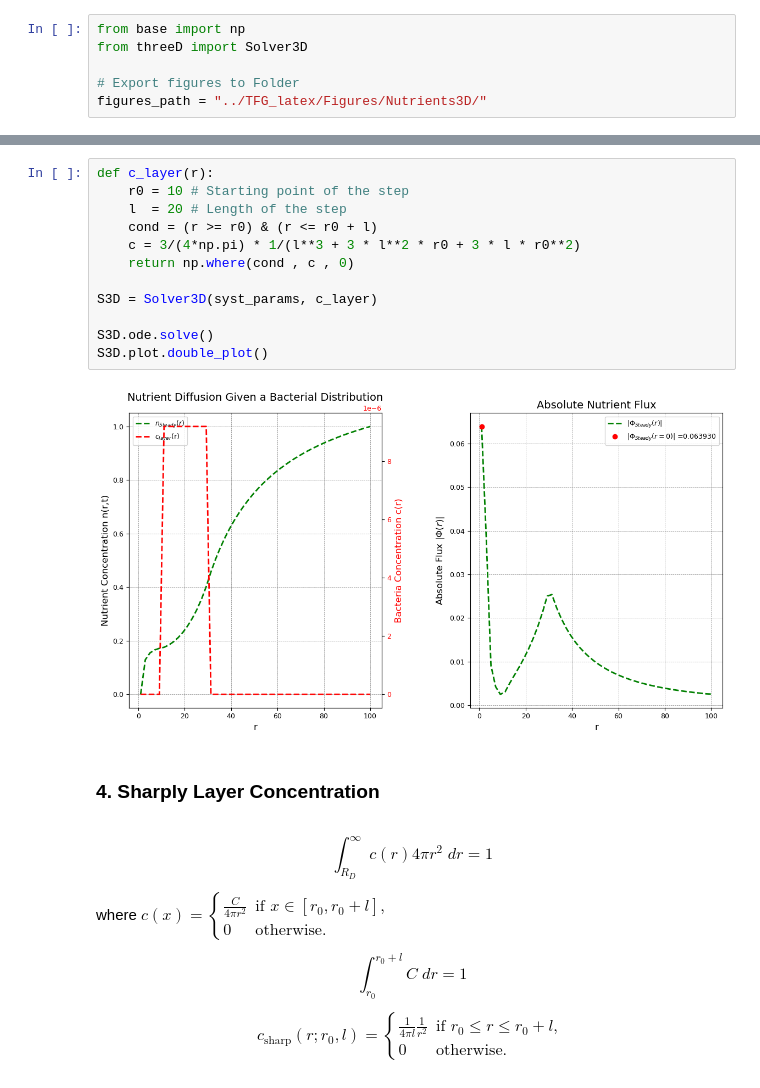
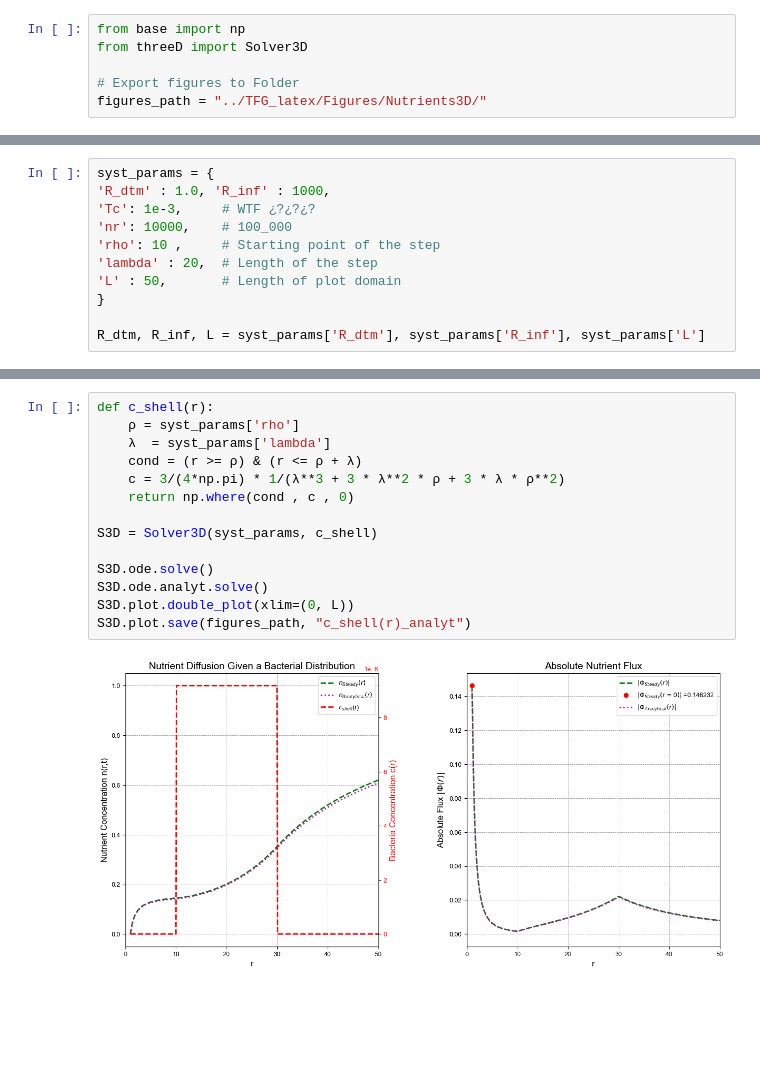
Before and after one commit to GeorchPz/bacterial_chemotaxis_effect_on_chemoattractor_cell, a Jupyter notebook: 3D-2_Bacterial_profiles.ipynb, the cells around one changed output, grey strips where cells are left out. Cells and saved outputs as stored; diff of their text form; blank space fills up the shorter version.

Commit message:
Add MultiDiffusionPlotter class for nutrient and flux  + numerical solution for c_shell

```diff
--- a/3D-2_Bacterial_profiles.ipynb
+++ b/3D-2_Bacterial_profiles.ipynb
@@ -88,2 +32,13 @@ S3D.plot.double_plot()
+# %%
+syst_params = {
+'R_dtm' : 1.0, 'R_inf' : 1000,
+'Tc': 1e-3,     # WTF ¿?¿?¿?
+'nr': 10000,    # 100_000
+'rho': 10 ,     # Starting point of the step
+'lambda' : 20,  # Length of the step
+'L' : 50,       # Length of plot domain
+}
+
+R_dtm, R_inf, L = syst_params['R_dtm'], syst_params['R_inf'], syst_params['L']
 # %% [markdown]
 ___
@@ -111,35 +61,16 @@ $$
 # %%
-def c_layer(r):
-    r0 = 10 # Starting point of the step
-    l  = 20 # Length of the step
-    cond = (r >= r0) & (r <= r0 + l)
-    c = 3/(4*np.pi) * 1/(l**3 + 3 * l**2 * r0 + 3 * l * r0**2)
+def c_shell(r):
+    ρ = syst_params['rho']
+    λ  = syst_params['lambda']
+    cond = (r >= ρ) & (r <= ρ + λ)
+    c = 3/(4*np.pi) * 1/(λ**3 + 3 * λ**2 * ρ + 3 * λ * ρ**2)
     return np.where(cond , c , 0)
 
-S3D = Solver3D(syst_params, c_layer)
+S3D = Solver3D(syst_params, c_shell)
 
 S3D.ode.solve()
-S3D.plot.double_plot()
+S3D.ode.analyt.solve()
+S3D.plot.double_plot(xlim=(0, L))
+S3D.plot.save(figures_path, "c_shell(r)_analyt")
 # %% [output]
-[figure, old version]
+[figure, new version]
-# %% [markdown]
-### 4. Sharply Layer Concentration
-# %% [markdown]
-$$\int_{R_D}^{\infty} c(r) 4 \pi r^2 \; dr = 1$$
-
-where
-$c(x)=
-\begin{cases}
-\frac{C}{4 \pi r^2} & \text{if } x \in [r_0,r_0 + l], \\
-0 & \text{otherwise}.
-\end{cases}$
-
-$$\int_{r_0}^{r_0 + l} C \; dr = 1$$
-
-$$
-c_{\text{sharp}}(r; r_0,l) =
-\begin{cases}
-\frac{1}{4 \pi l} \frac{1}{r^2} & \text{if } r_0 \leq r \leq r_0 + l, \\
-0 & \text{otherwise}.
-\end{cases}
-$$
```
Also changed, not shown: parts of 17 cells of this notebook, 18 other files.
